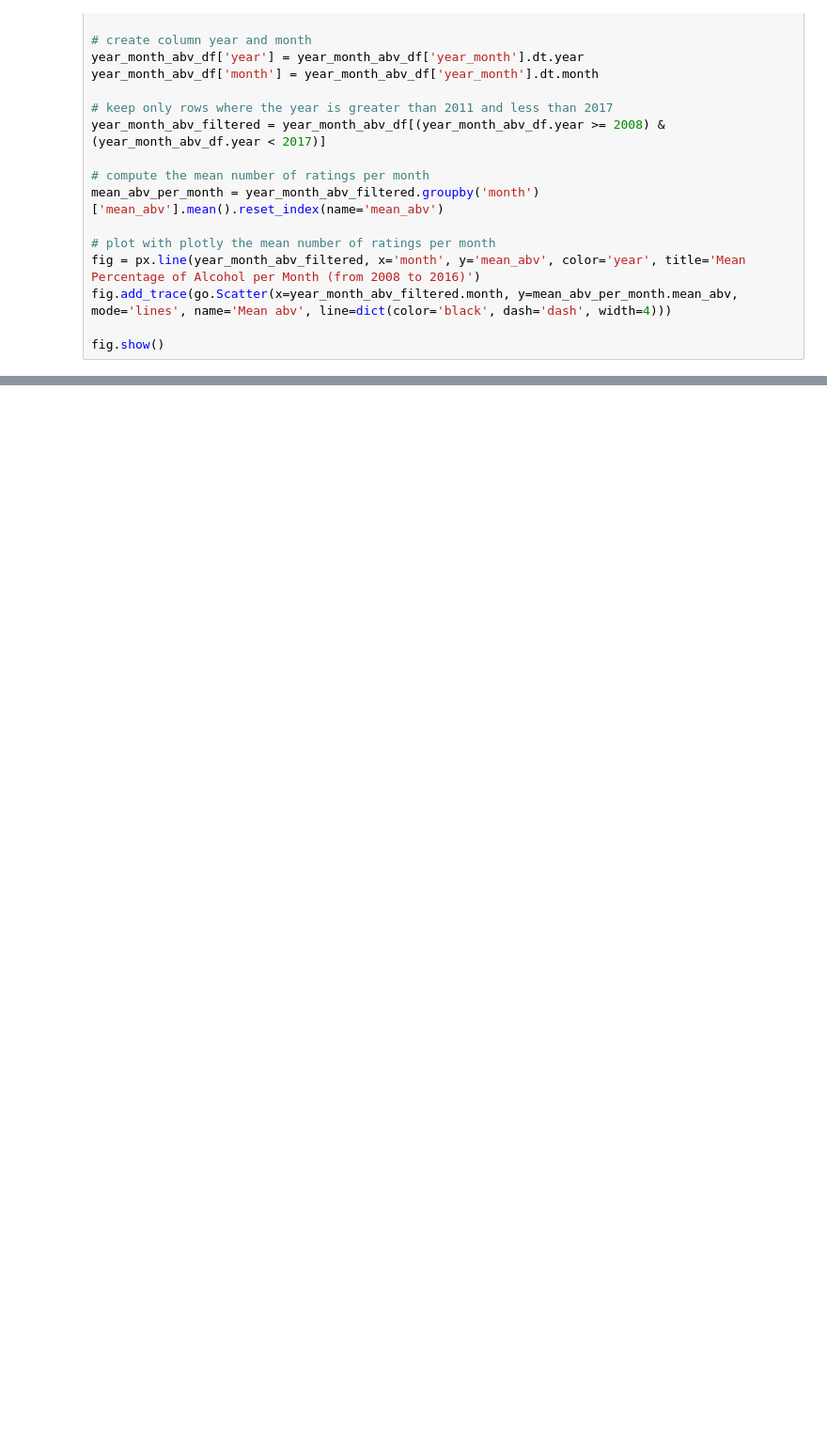
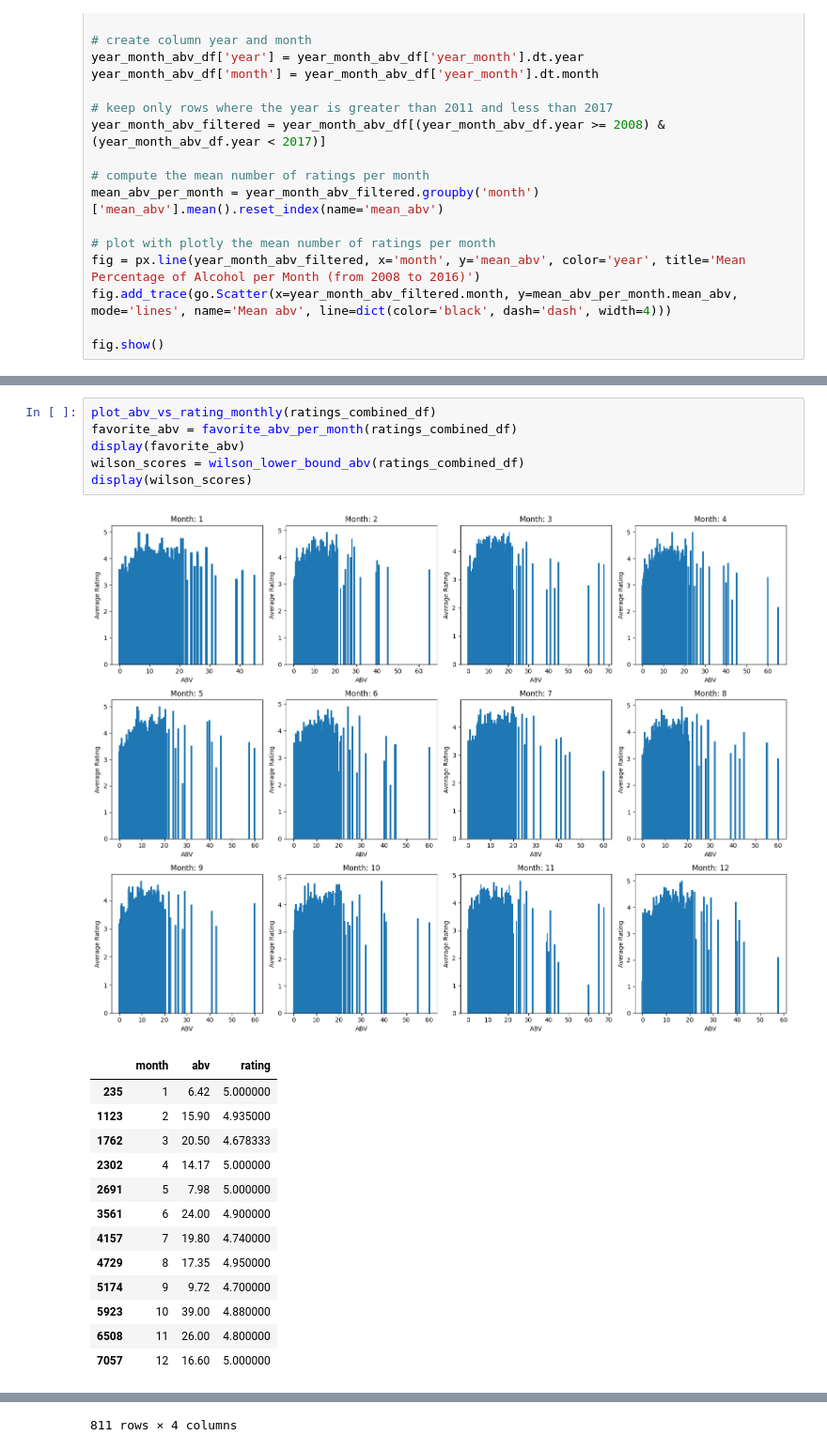
Before and after one commit to epfl-ada/ada-2023-project-datababes, a Jupyter notebook: alc.ipynb, the cells around one changed output, grey strips where cells are left out. Shown at 94% size. Cells and saved outputs as stored; diff of their text form; blank space fills up the shorter version.

Commit message:
further analyses on abv and ratings

```diff
--- a/alc.ipynb
+++ b/alc.ipynb
@@ -364,0 +424,21 @@ fig.show()
+# %%
+plot_abv_vs_rating_monthly(ratings_combined_df)
+favorite_abv = favorite_abv_per_month(ratings_combined_df)
+display(favorite_abv)
+wilson_scores = wilson_lower_bound_abv(ratings_combined_df)
+display(wilson_scores)
+# %% [output]
+[figure, added]
+|  | month | abv | rating |
+| 235 | 1 | 6.42 | 5.000000 |
+| 1123 | 2 | 15.90 | 4.935000 |
+| 1762 | 3 | 20.50 | 4.678333 |
+| 2302 | 4 | 14.17 | 5.000000 |
+| 2691 | 5 | 7.98 | 5.000000 |
+| 3561 | 6 | 24.00 | 4.900000 |
+| 4157 | 7 | 19.80 | 4.740000 |
+| 4729 | 8 | 17.35 | 4.950000 |
+| 5174 | 9 | 9.72 | 4.700000 |
+| 5923 | 10 | 39.00 | 4.880000 |
+| 6508 | 11 | 26.00 | 4.800000 |
+| 7057 | 12 | 16.60 | 5.000000 |
@@ -364,0 +457 @@ fig.show()
+811 rows × 4 columns
```
Also changed, not shown: parts of 10 cells of this notebook.
